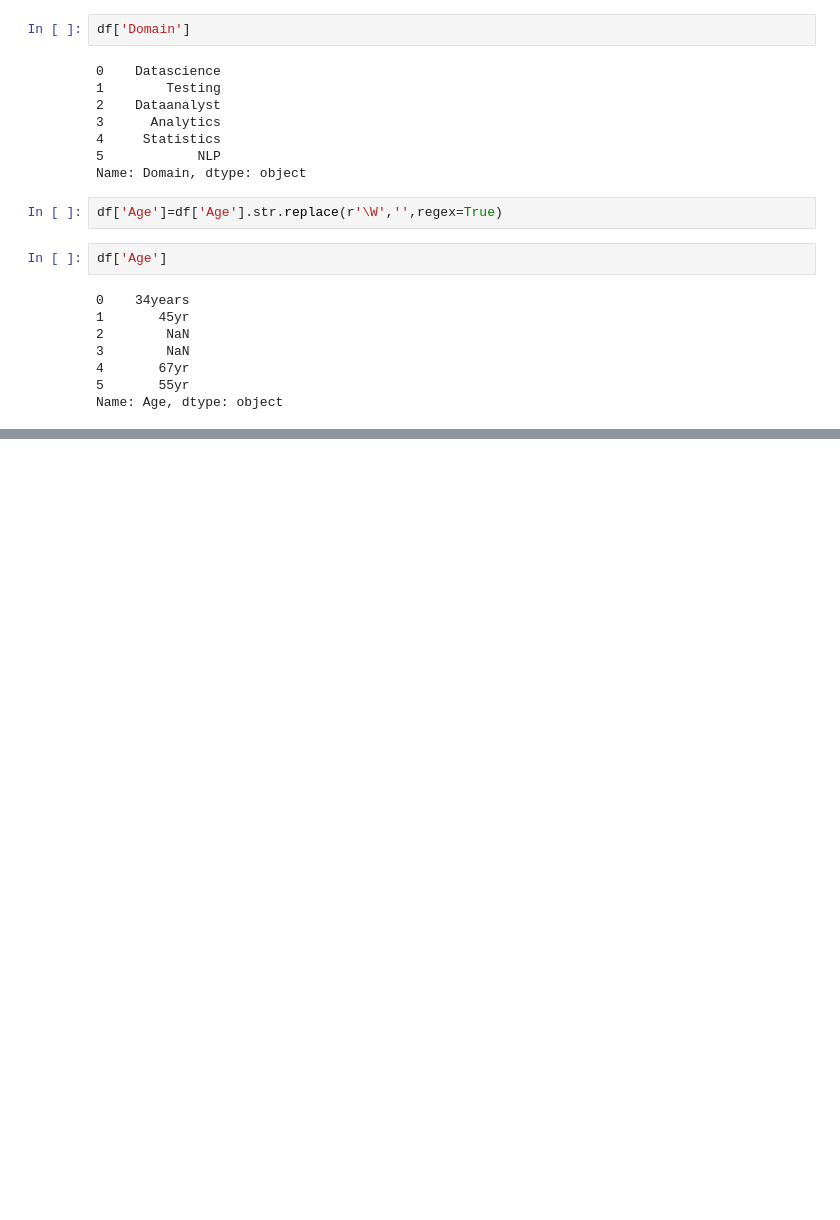
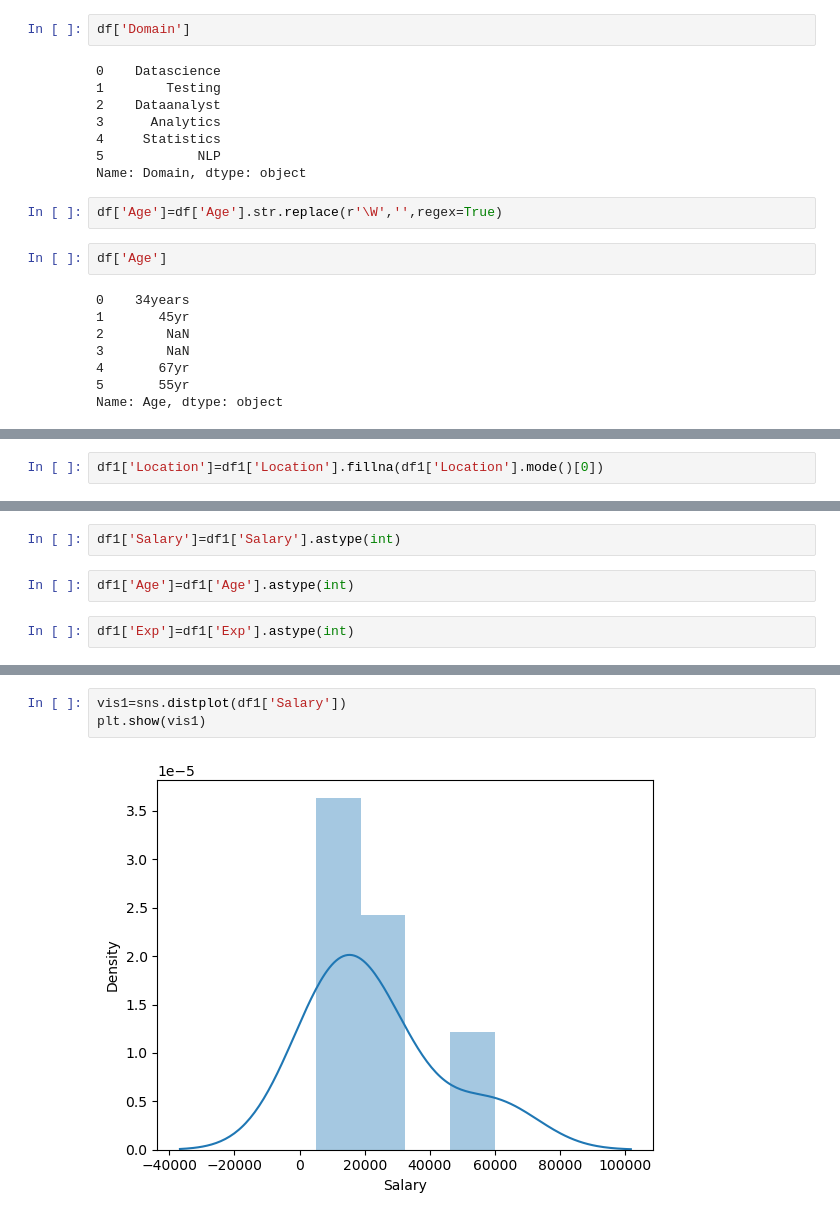
Before and after one commit to Ram2002-ai/DataScience_NareshIt, a Jupyter notebook: Python_libraries/Analysis_lib/ML_EDA.ipynb, the cells around one changed output, grey strips where cells are left out. Drawn from its saved outputs; the diff is of its cells as text; blank space fills up the shorter version.

```diff
--- a/Python_libraries/Analysis_lib/ML_EDA.ipynb
+++ b/Python_libraries/Analysis_lib/ML_EDA.ipynb
@@ -211,0 +346,2 @@ Name: Age, dtype: object
+# %%
+df1['Location']=df1['Location'].fillna(df1['Location'].mode()[0])
@@ -211,0 +374,6 @@ Name: Age, dtype: object
+# %%
+df1['Salary']=df1['Salary'].astype(int)
+# %%
+df1['Age']=df1['Age'].astype(int)
+# %%
+df1['Exp']=df1['Exp'].astype(int)
@@ -211,0 +424,5 @@ Name: Age, dtype: object
+# %%
+vis1=sns.distplot(df1['Salary'])
+plt.show(vis1)
+# %% [output]
+[figure, added]
```
Also changed, not shown: parts of 48 cells of this notebook, 4 other files.
